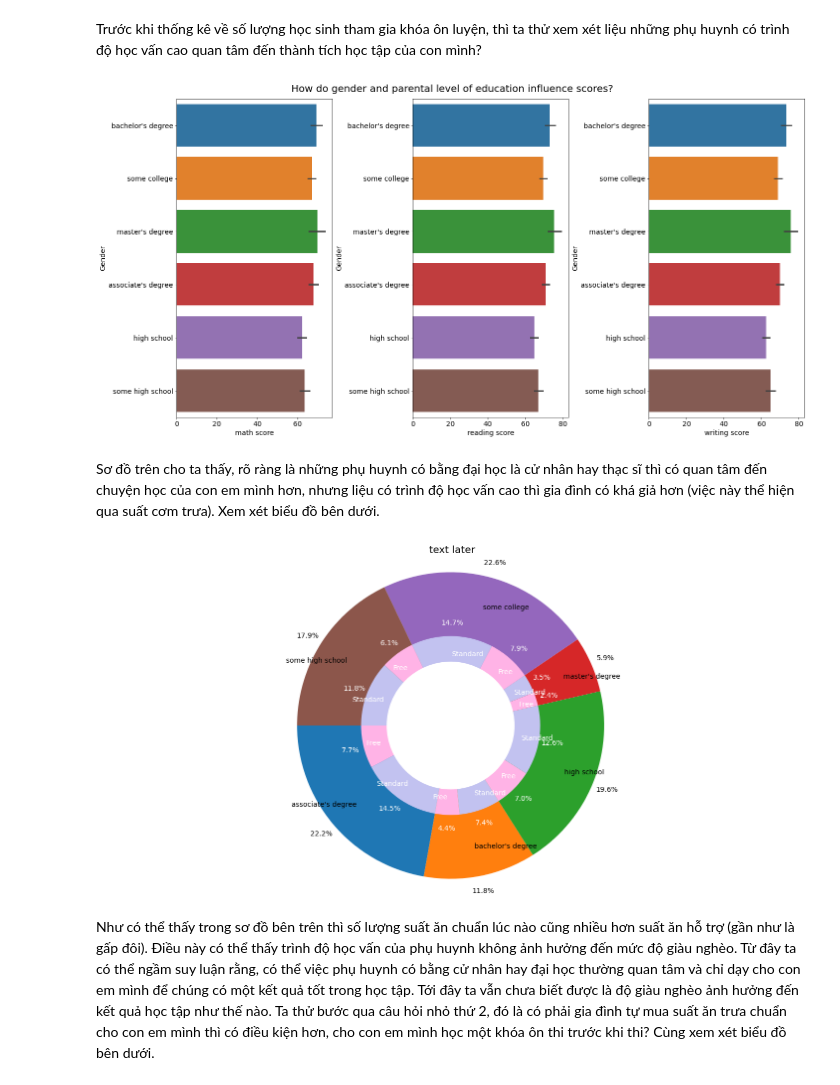
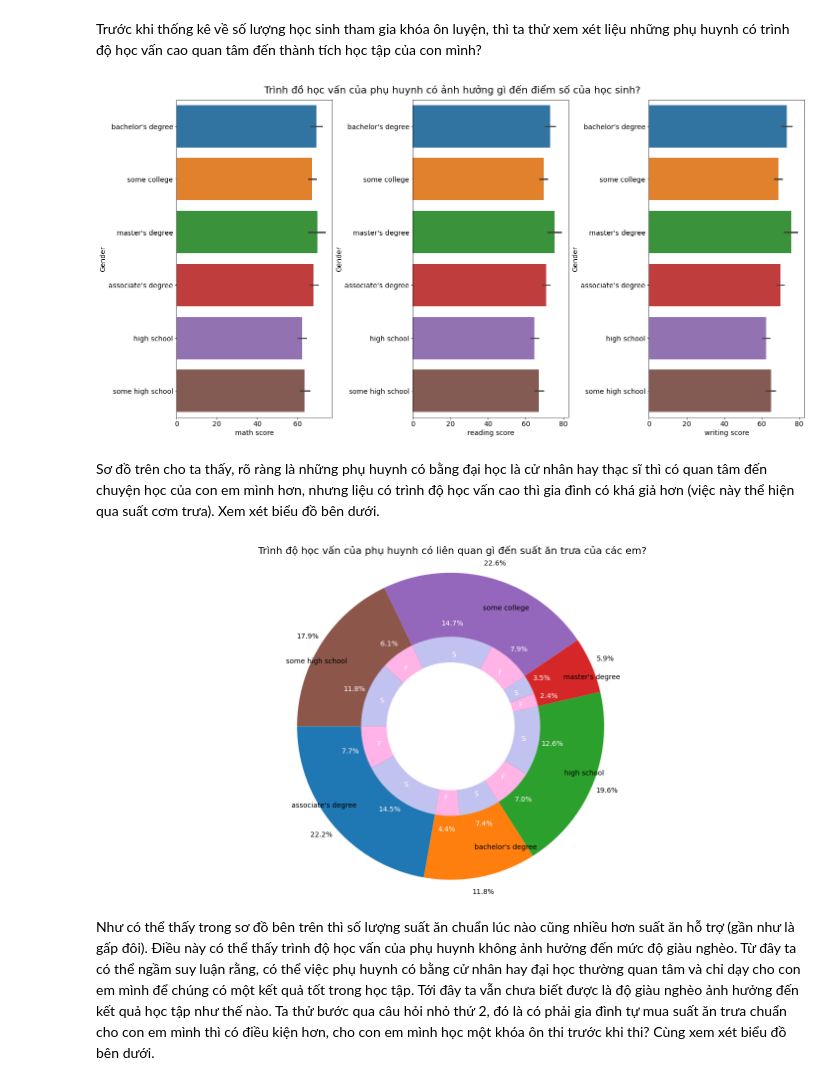
Before and after one commit to PNTAN19/LTKHDL, a Jupyter notebook: Students_Performance.ipynb, the cells around one changed output. Cells and saved outputs as stored; diff of their text form; code cells hidden in the pictures.

```diff
--- a/Students_Performance.ipynb
+++ b/Students_Performance.ipynb
@@ -358,10 +358,10 @@ for index, col in enumerate(["math score", "reading score", "writing score"]):
     ax[index].xaxis.set_tick_params(labelsize=14)
     ax[index].yaxis.set_tick_params(labelsize=14)
 
-fig.suptitle("How do gender and parental level of education influence scores?", fontsize=20, y=1)
+fig.suptitle("Trình đồ học vấn của phụ huynh có ảnh hưởng gì đến điểm số của học sinh?", fontsize=20, y=1)
 plt.tight_layout(pad=0.5, w_pad=0.7, h_pad=5.0)
 # %% [output]
-[figure, old version]
+[figure, new version]
 # %% [markdown]
 Sơ đồ trên cho ta thấy, rõ ràng là những phụ huynh có bằng đại học là cử nhân hay thạc sĩ thì có quan tâm đến chuyện học của con em mình hơn, nhưng liệu có trình độ học vấn cao thì gia đình có khá giả hơn (việc này thể hiện qua suất cơm trưa). Xem xét biểu đồ bên dưới.
 # %%
@@ -370,40 +370,41 @@ gpa_counts = pd.crosstab(df["parental level of education"], df["lunch"])
 totals_labels = gpa_counts.index
 totals = gpa_counts.values.sum(axis=1)
 by_gender = gpa_counts.values.flatten()
-by_gender_labels = len(gpa_counts) * ["Free", "Standard"]
+by_gender_labels = len(gpa_counts) * ["F", "S"]
 
 by_gender_colors = len(gpa_counts) * ['#ffb3e6', '#c2c2f0']
 explode = (0.3,0.3,0.3,0.3,0.3)
 
 plt.pie(totals,
         labels=totals_labels,
         autopct='%1.1f%%',
         pctdistance=1.1,
         labeldistance=0.8,
         startangle=180,
         textprops={'fontsize': 14},
         radius=12)
+
 plt.pie(by_gender,
         labels=by_gender_labels,
         colors=by_gender_colors,
         autopct='%1.1f%%',
         pctdistance=1.15,
         labeldistance=0.8,
         startangle=180,
         textprops={'fontsize': 14, 'color': 'white'},
         radius=7)
 
 centre_circle = plt.Circle((0,0), 5, color='black', fc='white',linewidth=0)
 fig = plt.gcf()
 fig.gca().add_artist(centre_circle)
 
-plt.title(f'text later', fontsize=20)
+plt.title(f'Trình độ học vấn của phụ huynh có liên quan gì đến suất ăn trưa của các em?', fontsize=20)
 
 plt.axis('equal')
 plt.tight_layout()
 plt.show()
 # %% [output]
-[figure, old version]
+[figure, new version]
 # %% [markdown]
 Như có thể thấy trong sơ đồ bên trên thì số lượng suất ăn chuẩn lúc nào cũng nhiều hơn suất ăn hỗ trợ (gần như là gấp đôi). Điều này có thể thấy trình độ học vấn của phụ huynh không ảnh hưởng đến mức độ giàu nghèo. Từ đây ta có thể ngầm suy luận rằng, có thể việc phụ huynh có bằng cử nhân hay đại học thường quan tâm và chỉ dạy cho con em mình để chúng có một kết quả tốt trong học tập. Tới đây ta vẫn chưa biết được là độ giàu nghèo ảnh hưởng đến kết quả học tập như thế nào. Ta thử bước qua câu hỏi nhỏ thứ 2, đó là có phải gia đình tự mua suất ăn trưa chuẩn cho con em mình thì có điều kiện hơn, cho con em mình học một khóa ôn thi trước khi thi? Cùng xem xét biểu đồ bên dưới.
 # %%
```
Also changed, not shown: parts of 7 cells of this notebook.
